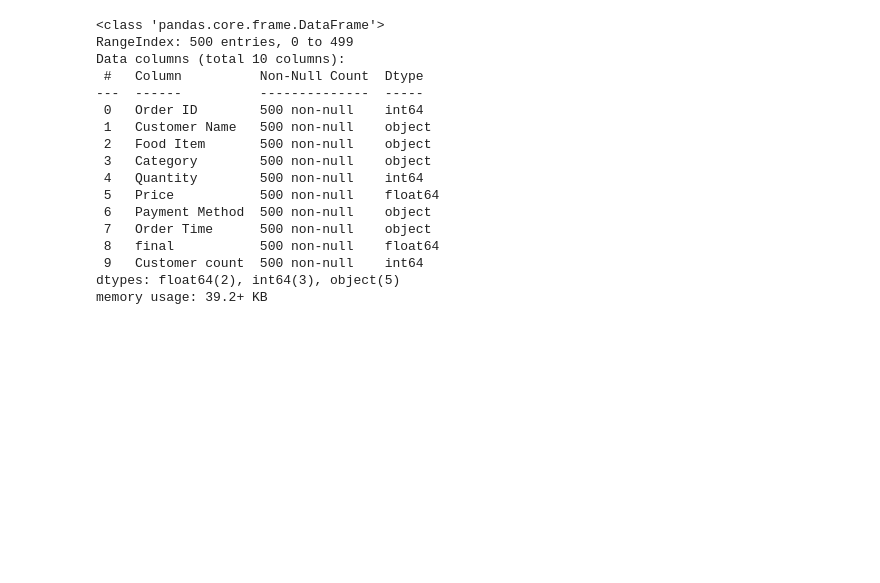
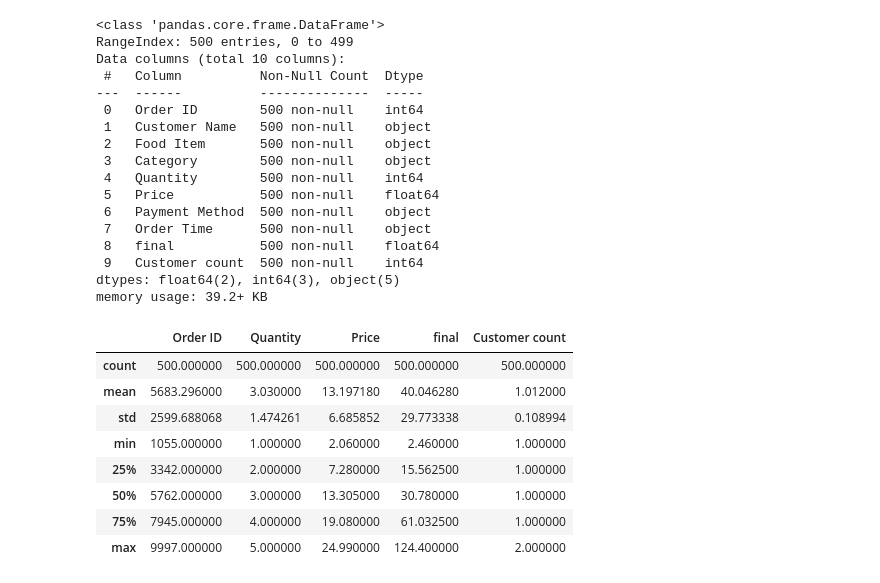
Before and after one commit to MaysamSolaymani/PandasNumpy, a Jupyter notebook: code/Restaurant.ipynb, the cells around one changed output. Drawn from its saved outputs; the diff is of its cells as text; code cells hidden in the pictures; blank space fills up the shorter version.

```diff
--- a/code/Restaurant.ipynb
+++ b/code/Restaurant.ipynb
@@ -44,6 +45,18 @@ Data columns (total 10 columns):
  9   Customer count  500 non-null    int64
 dtypes: float64(2), int64(3), object(5)
 memory usage: 39.2+ KB
+# %%
+df.describe()
+# %% [output]
+|  | Order ID | Quantity | Price | final | Customer count |
+| count | 500.000000 | 500.000000 | 500.000000 | 500.000000 | 500.000000 |
+| mean | 5683.296000 | 3.030000 | 13.197180 | 40.046280 | 1.012000 |
+| std | 2599.688068 | 1.474261 | 6.685852 | 29.773338 | 0.108994 |
+| min | 1055.000000 | 1.000000 | 2.060000 | 2.460000 | 1.000000 |
+| 25% | 3342.000000 | 2.000000 | 7.280000 | 15.562500 | 1.000000 |
+| 50% | 5762.000000 | 3.000000 | 13.305000 | 30.780000 | 1.000000 |
+| 75% | 7945.000000 | 4.000000 | 19.080000 | 61.032500 | 1.000000 |
+| max | 9997.000000 | 5.000000 | 24.990000 | 124.400000 | 2.000000 |
 # %%
 from datetime import datetime
 df['hour'] = df['Order Time'].apply(lambda x: datetime.strptime(x, "%Y-%m-%d %H:%M:%S").hour)
```
Also changed, not shown: parts of 8 cells of this notebook, 2 other files.
